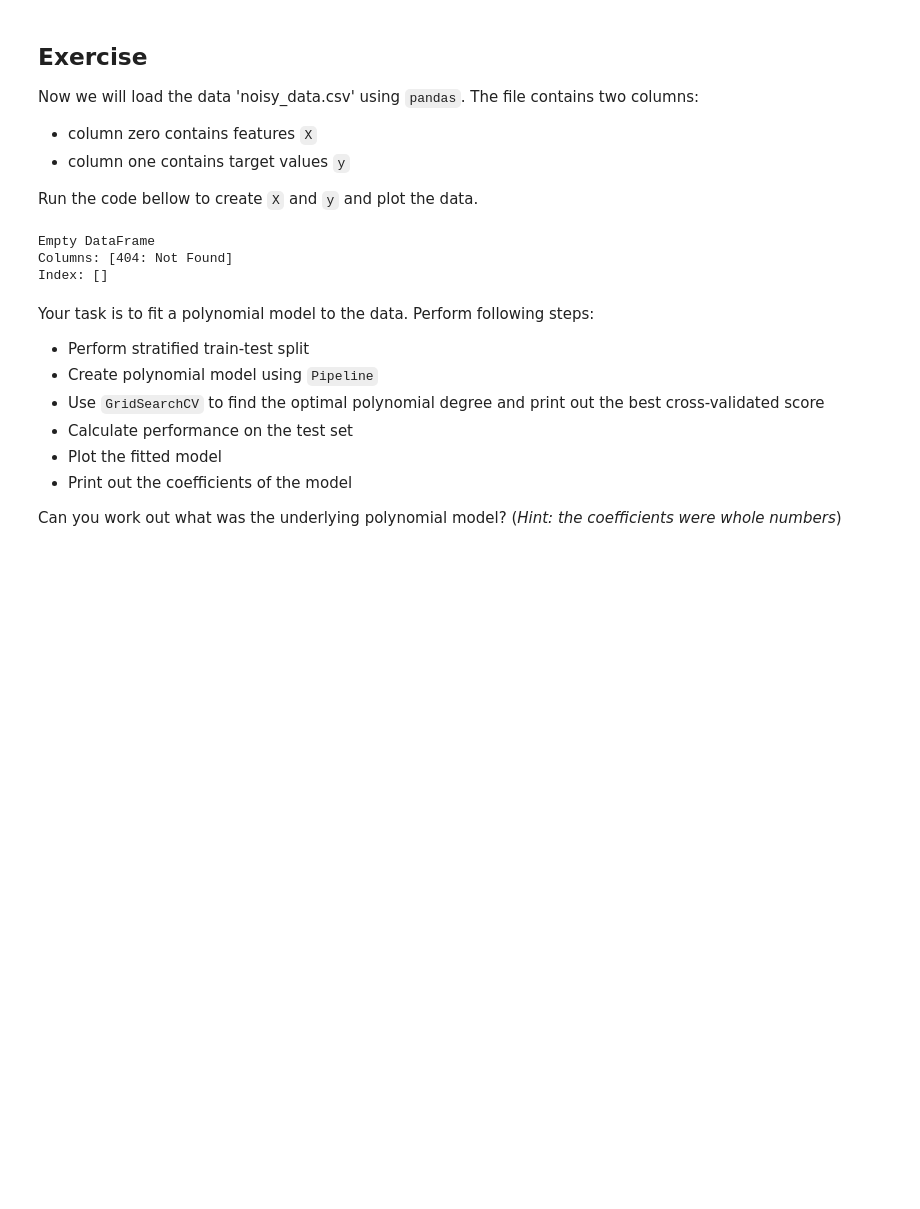
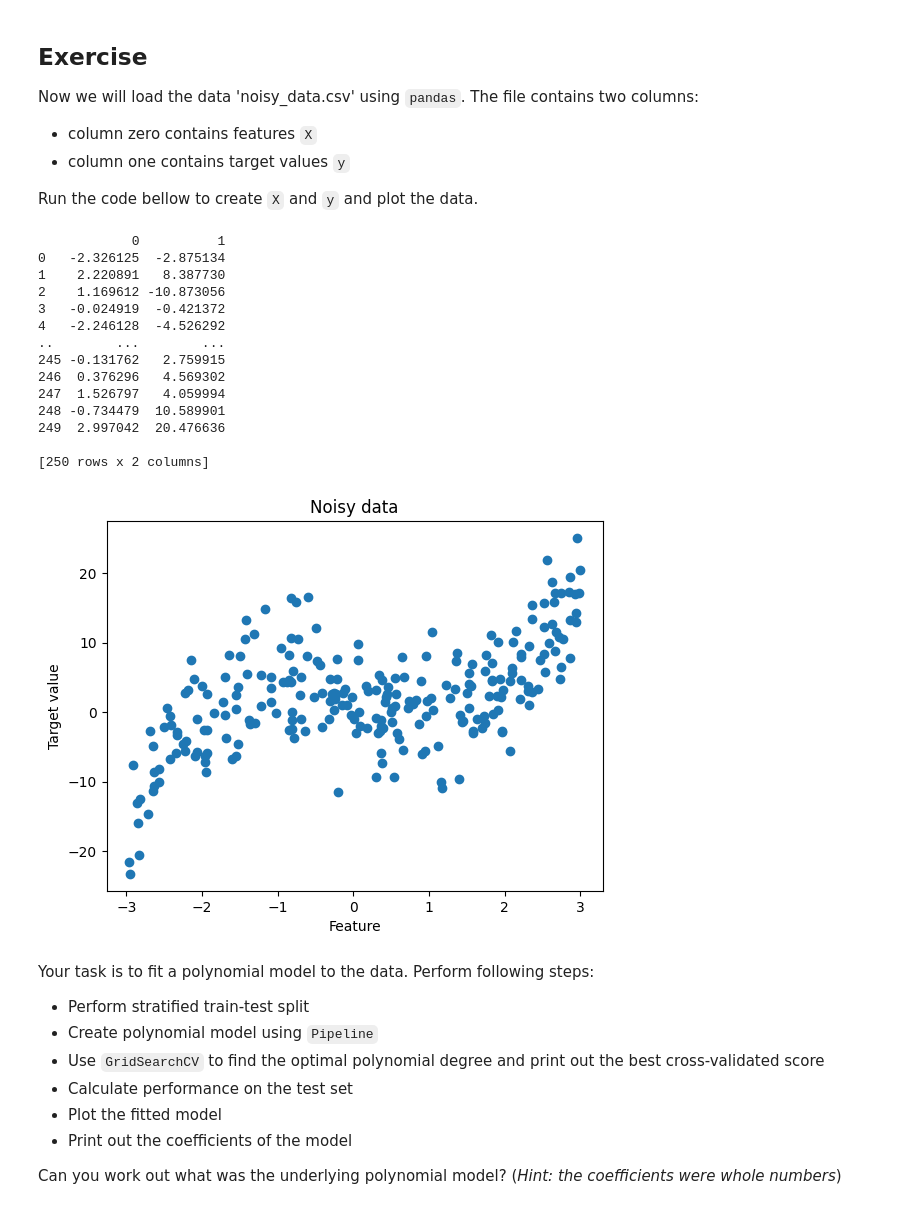
Before and after one commit to MaralAminpour/ML-BME-UofA, a Jupyter notebook: Week-2-Introduction-to-machine-learning/2.4-Training-models-in-scikit-learn.ipynb, the cells around one changed output. Drawn from its saved outputs; the diff is of its cells as text; code cells hidden in the pictures; blank space fills up the shorter version.

```diff
--- a/Week-2-Introduction-to-machine-learning/2.4-Training-models-in-scikit-learn.ipynb
+++ b/Week-2-Introduction-to-machine-learning/2.4-Training-models-in-scikit-learn.ipynb
@@ -313,36 +314,49 @@ Run the code bellow to create `X` and `y` and plot the data.
 # %%
 # imports
 from sklearn.model_selection import train_test_split
 from sklearn.preprocessing import PolynomialFeatures
 from sklearn.linear_model import LinearRegression
 from sklearn.pipeline import Pipeline
 from sklearn.model_selection import GridSearchCV
 
 import numpy as np
 import pandas as pd
 import matplotlib.pyplot as plt
 %matplotlib inline
 
 # Download data
 download_data('Week-2-Introduction-to-machine-learning/data/noisy_data.csv', 'temp/noisy_data.csv')
 
 # Load data
 import pandas as pd
 df = pd.read_csv('temp/noisy_data.csv')
 
 print(df)
 
-#X = df.values[:,0].reshape(-1,1)
-#y = df.values[:,1]
+X = df.values[:,0].reshape(-1,1)
+y = df.values[:,1]
 
-#plt.plot(X,y,'o')
-#plt.title('Noisy data')
-#plt.xlabel('Feature')
-#plt.ylabel('Target value')
+plt.plot(X, y, 'o')
+plt.title('Noisy data')
+plt.xlabel('Feature')
+plt.ylabel('Target value')
+plt.show()
 # %% [output]
-Empty DataFrame
-Columns: [404: Not Found]
-Index: []
+            0          1
+0   -2.326125  -2.875134
+1    2.220891   8.387730
+2    1.169612 -10.873056
+3   -0.024919  -0.421372
+4   -2.246128  -4.526292
+..        ...        ...
+245 -0.131762   2.759915
+246  0.376296   4.569302
+247  1.526797   4.059994
+248 -0.734479  10.589901
+249  2.997042  20.476636
+
+[250 rows x 2 columns]
+[figure, added]
 # %% [markdown]
 Your task is to fit a polynomial model to the data. Perform following steps:
 * Perform stratified train-test split
```
Also changed, not shown: parts of 7 cells of this notebook, 1 other file.
